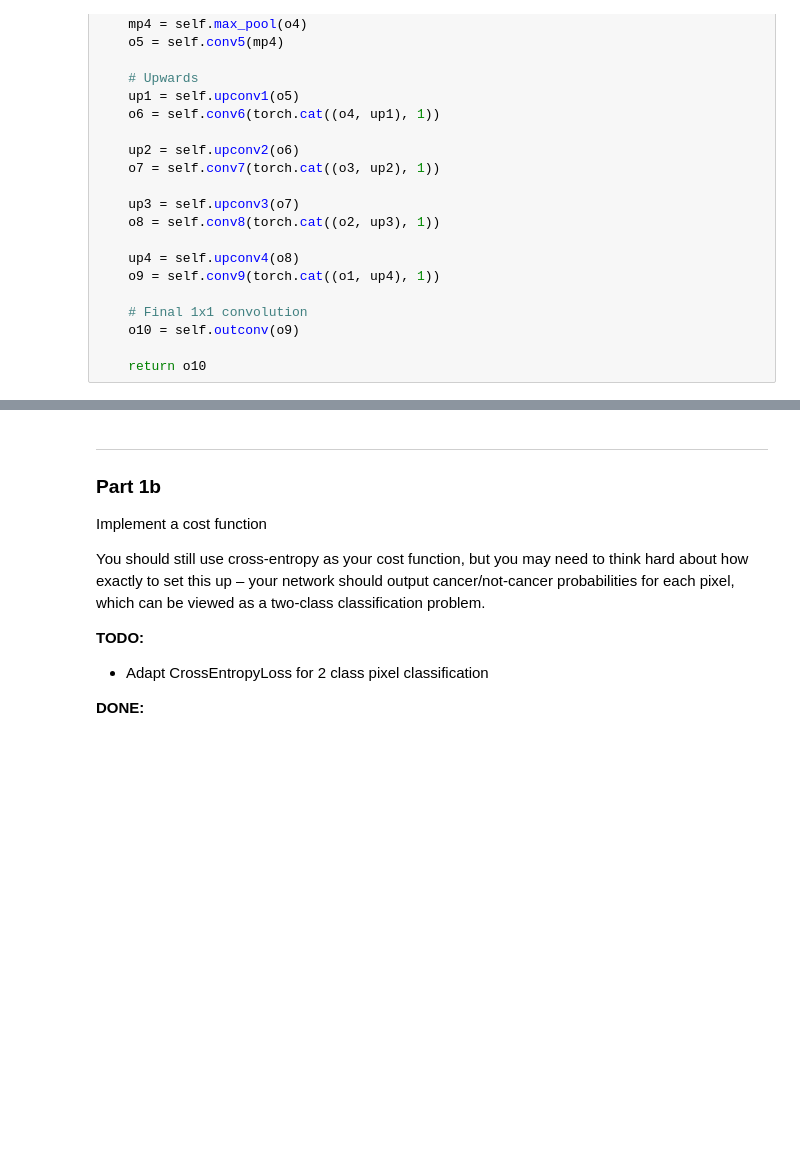
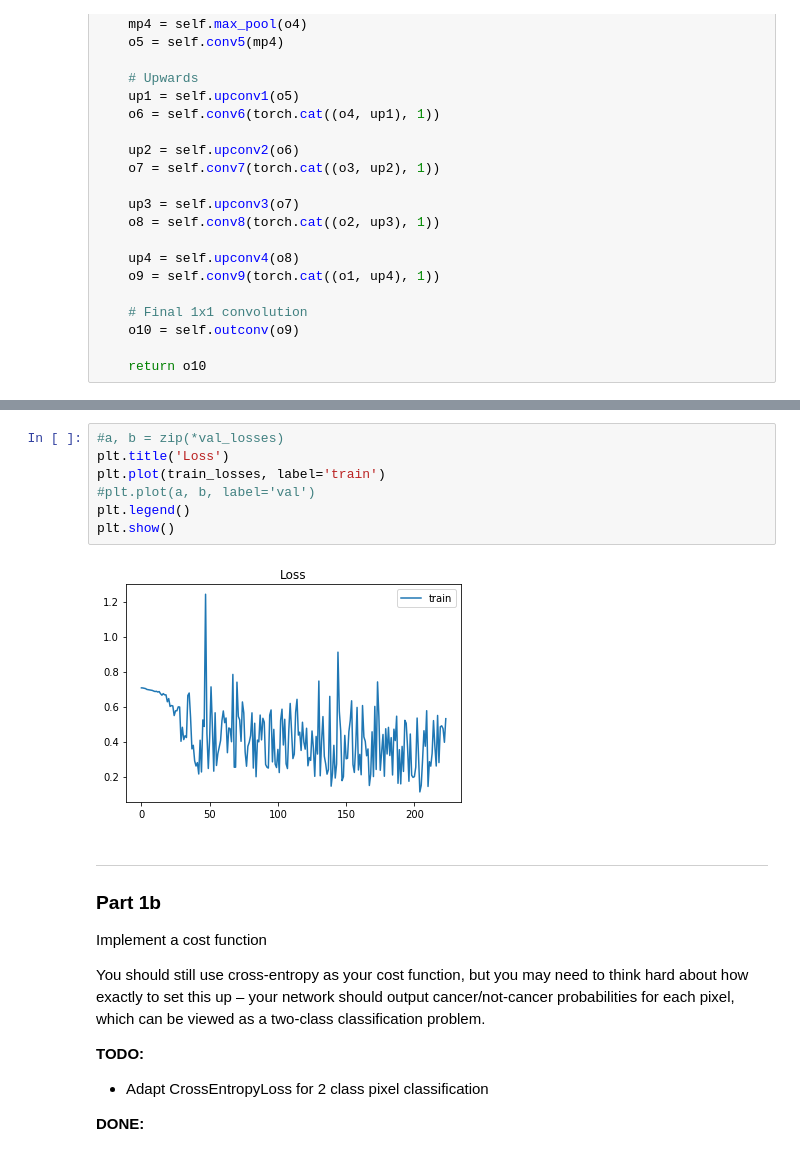
Before and after one commit to ericburdett/cs474_labs_f2019, a Jupyter notebook: DL_Lab4.ipynb, the cells around one changed output, grey strips where cells are left out. Cells and saved outputs as stored; diff of their text form; blank space fills up the shorter version.

```diff
--- a/DL_Lab4.ipynb
+++ b/DL_Lab4.ipynb
@@ -409,3 +447,12 @@ except:
+# %%
+#a, b = zip(*val_losses)
+plt.title('Loss')
+plt.plot(train_losses, label='train')
+#plt.plot(a, b, label='val')
+plt.legend()
+plt.show()
+# %% [output]
+[figure, added]
 # %% [markdown]
 ___
 
```
Also changed, not shown: parts of 3 cells of this notebook.
